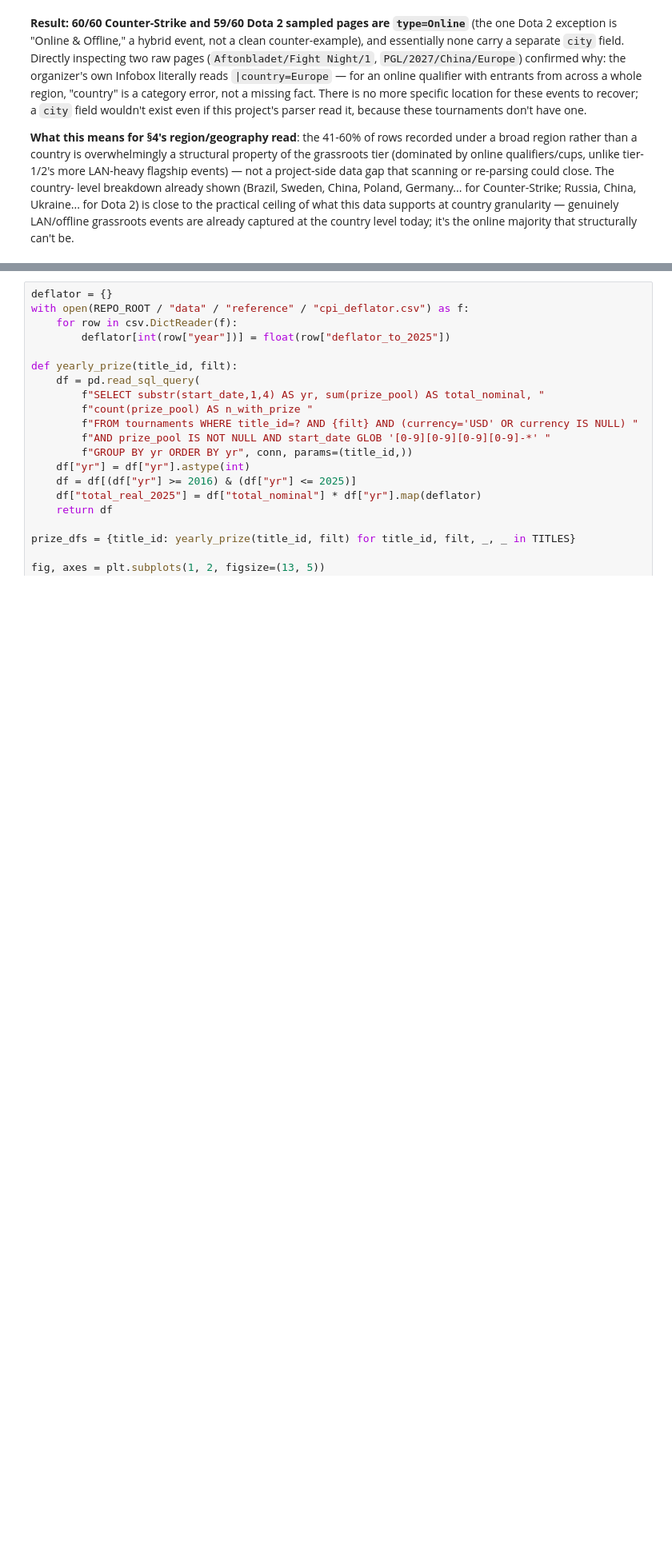
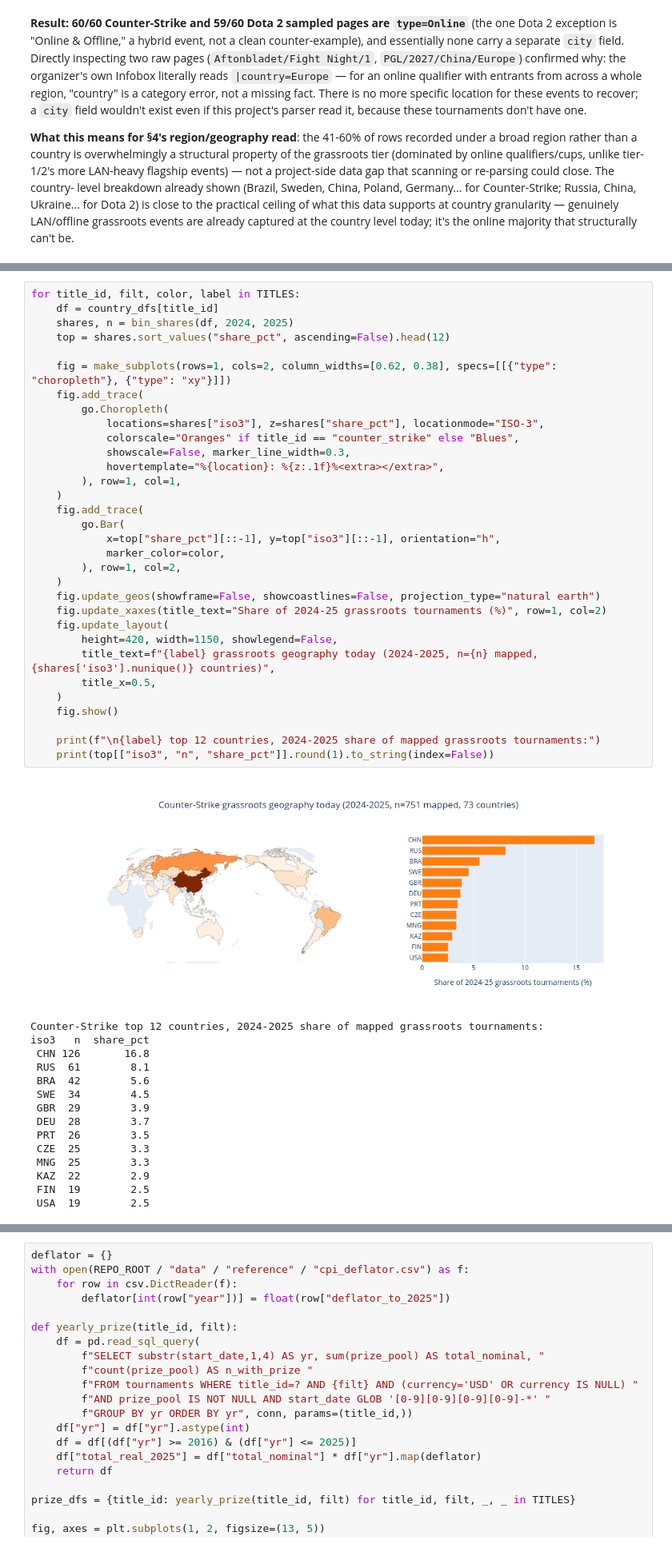
Before and after one commit to JacobH1994/fandomdatapuller, a Jupyter notebook: notebooks/grassroots_scene_comparison.ipynb, the cells around one changed output, grey strips where cells are left out. Shown at 80% size. Drawn from its saved outputs; the diff is of its cells as text; blank space fills up the shorter version.

```diff
--- a/notebooks/grassroots_scene_comparison.ipynb
+++ b/notebooks/grassroots_scene_comparison.ipynb
@@ -551,0 +854,48 @@ level today; it's the online majority that structurally can't be.
+# %%
+for title_id, filt, color, label in TITLES:
+    df = country_dfs[title_id]
+    shares, n = bin_shares(df, 2024, 2025)
+    top = shares.sort_values("share_pct", ascending=False).head(12)
+
+    fig = make_subplots(rows=1, cols=2, column_widths=[0.62, 0.38], specs=[[{"type": "choropleth"}, {"type": "xy"}]])
+    fig.add_trace(
+        go.Choropleth(
+            locations=shares["iso3"], z=shares["share_pct"], locationmode="ISO-3",
+            colorscale="Oranges" if title_id == "counter_strike" else "Blues",
+            showscale=False, marker_line_width=0.3,
+            hovertemplate="%{location}: %{z:.1f}%<extra></extra>",
+        ), row=1, col=1,
+    )
+    fig.add_trace(
+        go.Bar(
+            x=top["share_pct"][::-1], y=top["iso3"][::-1], orientation="h",
+            marker_color=color,
+        ), row=1, col=2,
+    )
+    fig.update_geos(showframe=False, showcoastlines=False, projection_type="natural earth")
+    fig.update_xaxes(title_text="Share of 2024-25 grassroots tournaments (%)", row=1, col=2)
+    fig.update_layout(
+        height=420, width=1150, showlegend=False,
+        title_text=f"{label} grassroots geography today (2024-2025, n={n} mapped, {shares['iso3'].nunique()} countries)",
+        title_x=0.5,
+    )
+    fig.show()
+
+    print(f"\n{label} top 12 countries, 2024-2025 share of mapped grassroots tournaments:")
+    print(top[["iso3", "n", "share_pct"]].round(1).to_string(index=False))
+# %% [output]
+[figure, added]
+Counter-Strike top 12 countries, 2024-2025 share of mapped grassroots tournaments:
+iso3   n  share_pct
+ CHN 126       16.8
+ RUS  61        8.1
+ BRA  42        5.6
+ SWE  34        4.5
+ GBR  29        3.9
+ DEU  28        3.7
+ PRT  26        3.5
+ CZE  25        3.3
+ MNG  25        3.3
+ KAZ  22        2.9
+ FIN  19        2.5
+ USA  19        2.5
```
Also changed, not shown: parts of 12 cells of this notebook, 2 other files.
